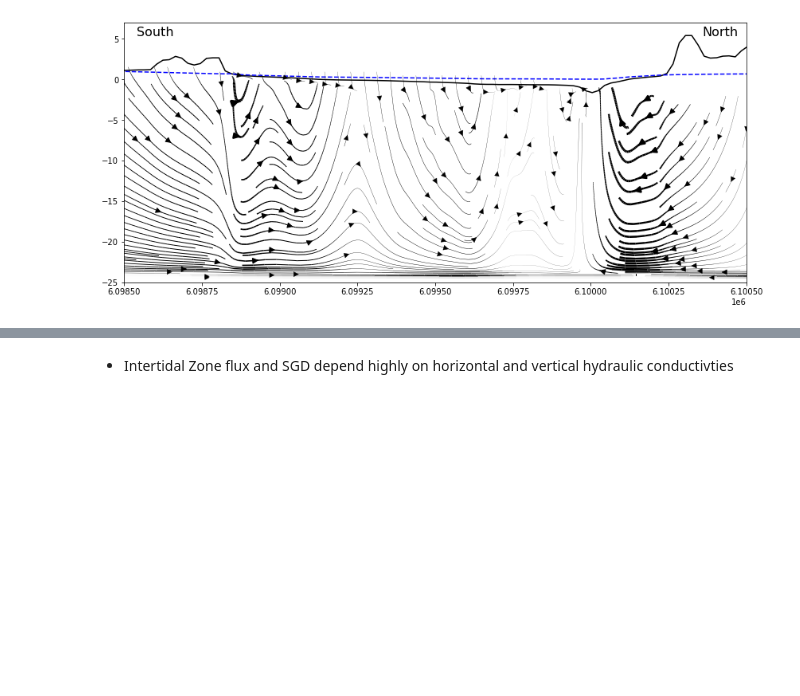
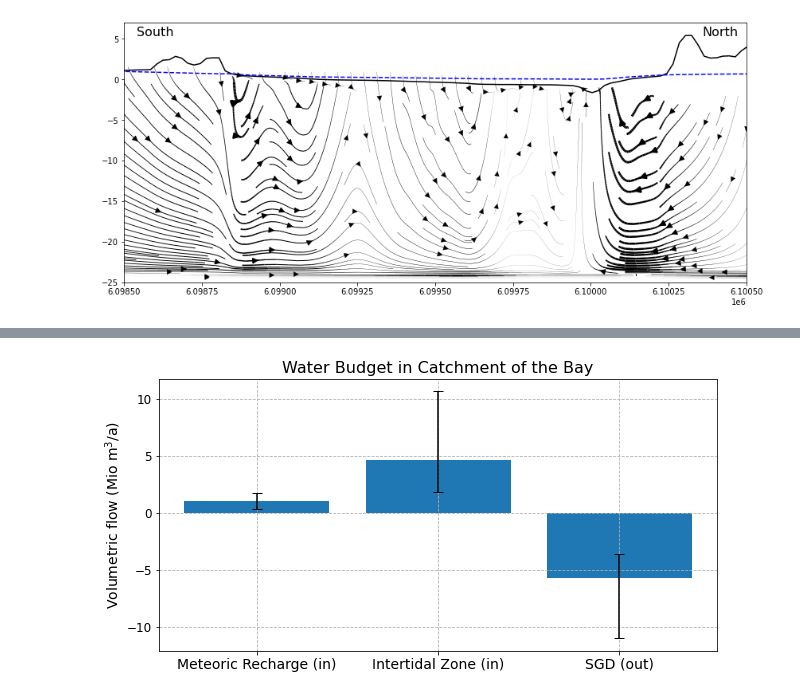
Before and after one commit to JanekGreskowiak/Koenigshafen_GW_model, a Jupyter notebook: Koenigshafen_Sylt_Model_v1.ipynb, the cells around one changed output, grey strips where cells are left out. Saved outputs shown, nothing was run; the diff lists cells and outputs as text; code cells hidden in the pictures; blank space fills up the shorter version.

```diff
--- a/Koenigshafen_Sylt_Model_v1.ipynb
+++ b/Koenigshafen_Sylt_Model_v1.ipynb
@@ -552,2 +556,0 @@ SGD: 5.69 Mio m3/a (out)
-# %% [markdown]
-+ Intertidal Zone flux and SGD depend highly on horizontal and vertical hydraulic conductivties
@@ -553,0 +669,14 @@ SGD: 5.69 Mio m3/a (out)
+# %%
+plt.figure(figsize=(10,5))
+plt.bar([1,2,3],[Q_rech_1,Q_ghb_in,-Q_ghb_out])
+plt.errorbar([1,2,3],[Q_rech_1,Q_ghb_in,-Q_ghb_out],yerr=np.array([[Q_rech_1_high-Q_rech_1,Q_rech_1-Q_rech_1_low],
+                       [Q_ghb_in-Q_ghb_in_low,Q_ghb_in_high-Q_ghb_in],
+                       [-Q_ghb_out+Q_ghb_out_low,-Q_ghb_out_high+Q_ghb_out]]).T,color='k',capsize=5,fmt='.',ms=0.1)
+plt.xticks([1,2,3],['Meteoric Recharge (in)','Intertidal Zone (in)','SGD (out)'],fontsize=14)
+plt.grid(linestyle='--')
+plt.ylabel('Volumetric flow (Mio m$^3$/a)',fontsize=14)
+plt.yticks(fontsize=12)
+plt.title('Water Budget in Catchment of the Bay',fontsize=16)
+plt.show()
+# %% [output]
+[figure, added]
```
Also changed, not shown: parts of 7 cells of this notebook.
